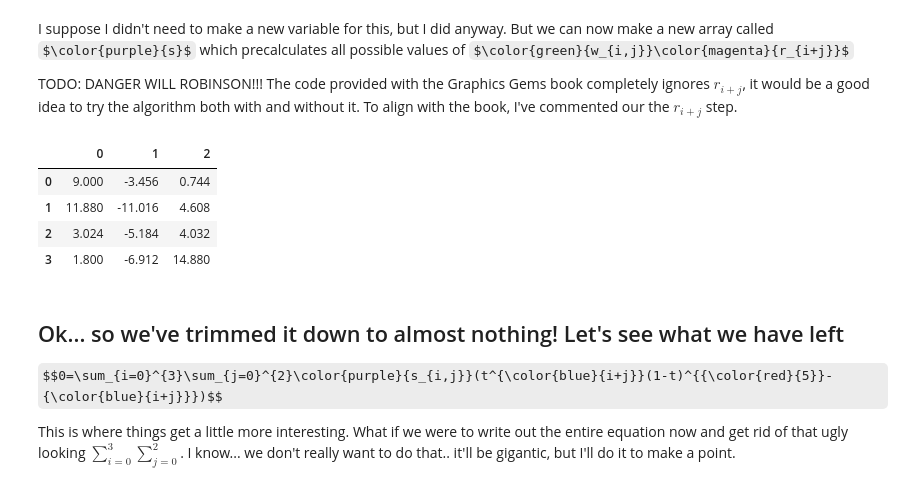
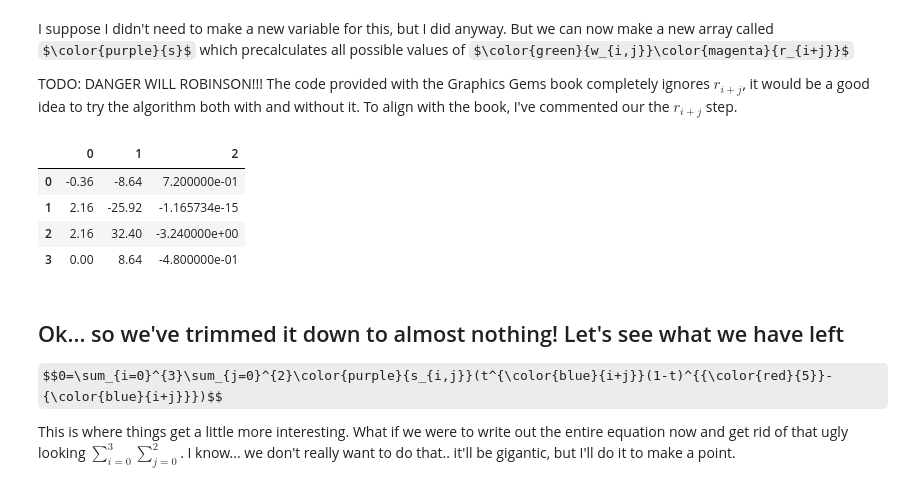
Before and after one commit to darrenstarr/JupyterNotebooks, a Jupyter notebook: Curves/curve1.ipynb, the cells around one changed output. Drawn from its saved outputs; the diff is of its cells as text; code cells hidden in the pictures; some formulas as TeX source.

```diff
--- a/Curves/curve1.ipynb
+++ b/Curves/curve1.ipynb
@@ -592,9 +594,9 @@ Assuming the curve seen above, let's initialize some data. I've intentionally be
 # %%
 x0 = 1.0
 y0 = 1.6
-x1 = 2.8
+x1 = 1
 y1 = 1
-x2 = 1
+x2 = 2.8
 y2 = 1
 x3 = 2.6
 y3 = 1.4
@@ -606,8 +608,8 @@ V = np.array([
     [x3, y3]
 ])
 
-xp = -0.6
-yp = 1.8
+xp = 1.8
+yp = 1.4
 
 P = np.array([xp, yp])
 
@@ -781,17 +783,17 @@ TODO: DANGER WILL ROBINSON!!! The code provided with the Graphics Gems book comp
 # %%
 s = np.empty([4,3])
 
 for i in range(0,4):
     for j in range(0,3):
-        s[i,j] = w[i,j] #*r[i+j]
+        s[i,j] = w[i,j]*r[i+j]
 
 pd.DataFrame(data=s)
 # %% [output]
 |  | 0 | 1 | 2 |
-| 0 | 9.000 | -3.456 | 0.744 |
-| 1 | 11.880 | -11.016 | 4.608 |
-| 2 | 3.024 | -5.184 | 4.032 |
-| 3 | 1.800 | -6.912 | 14.880 |
+| 0 | -0.36 | -8.64 | 7.200000e-01 |
+| 1 | 2.16 | -25.92 | -1.165734e-15 |
+| 2 | 2.16 | 32.40 | -3.240000e+00 |
+| 3 | 0.00 | 8.64 | -4.800000e-01 |
 # %% [markdown]
 ## Ok... so we've trimmed it down to almost nothing! Let's see what we have left
 
```
Also changed, not shown: parts of 12 cells of this notebook, 2 other files.
